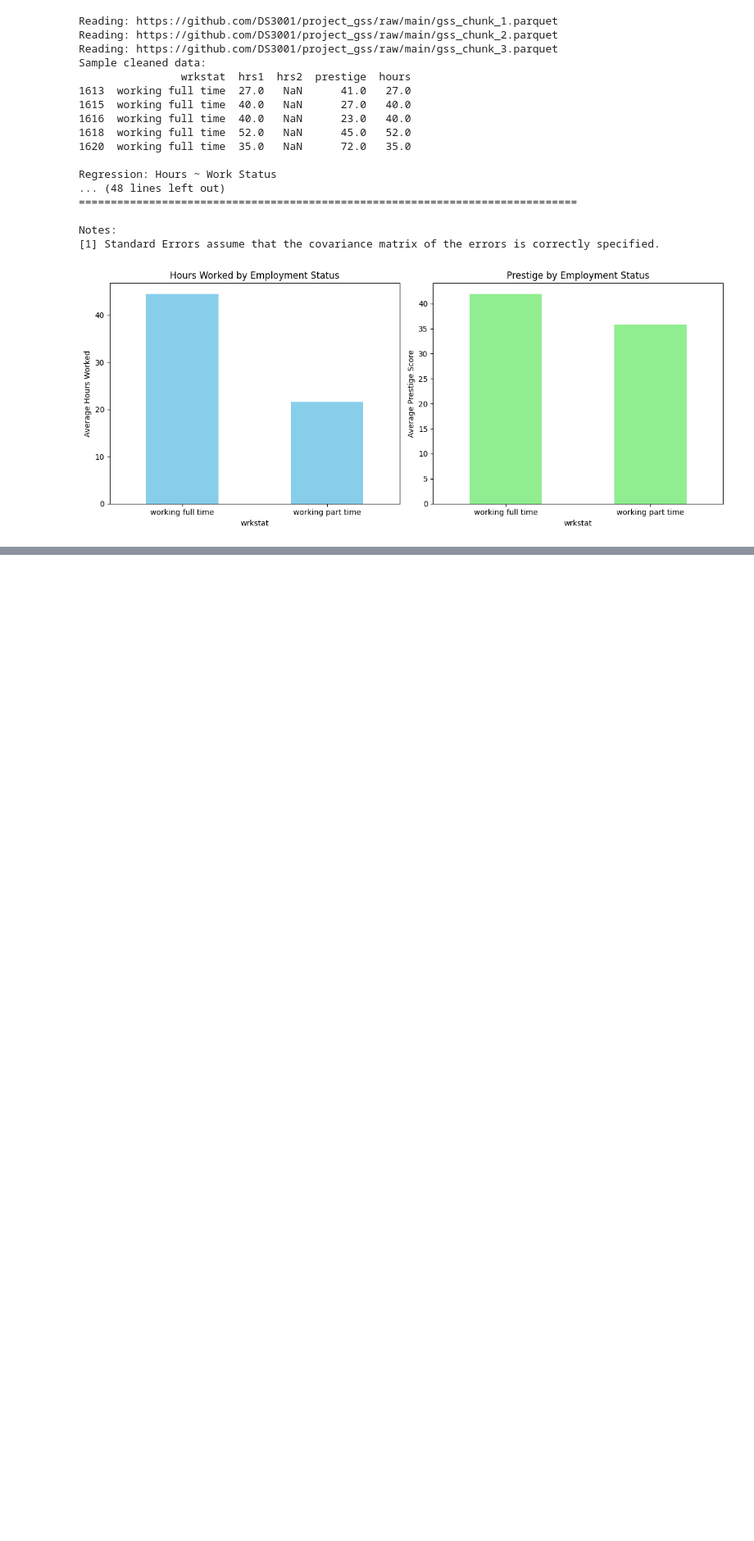
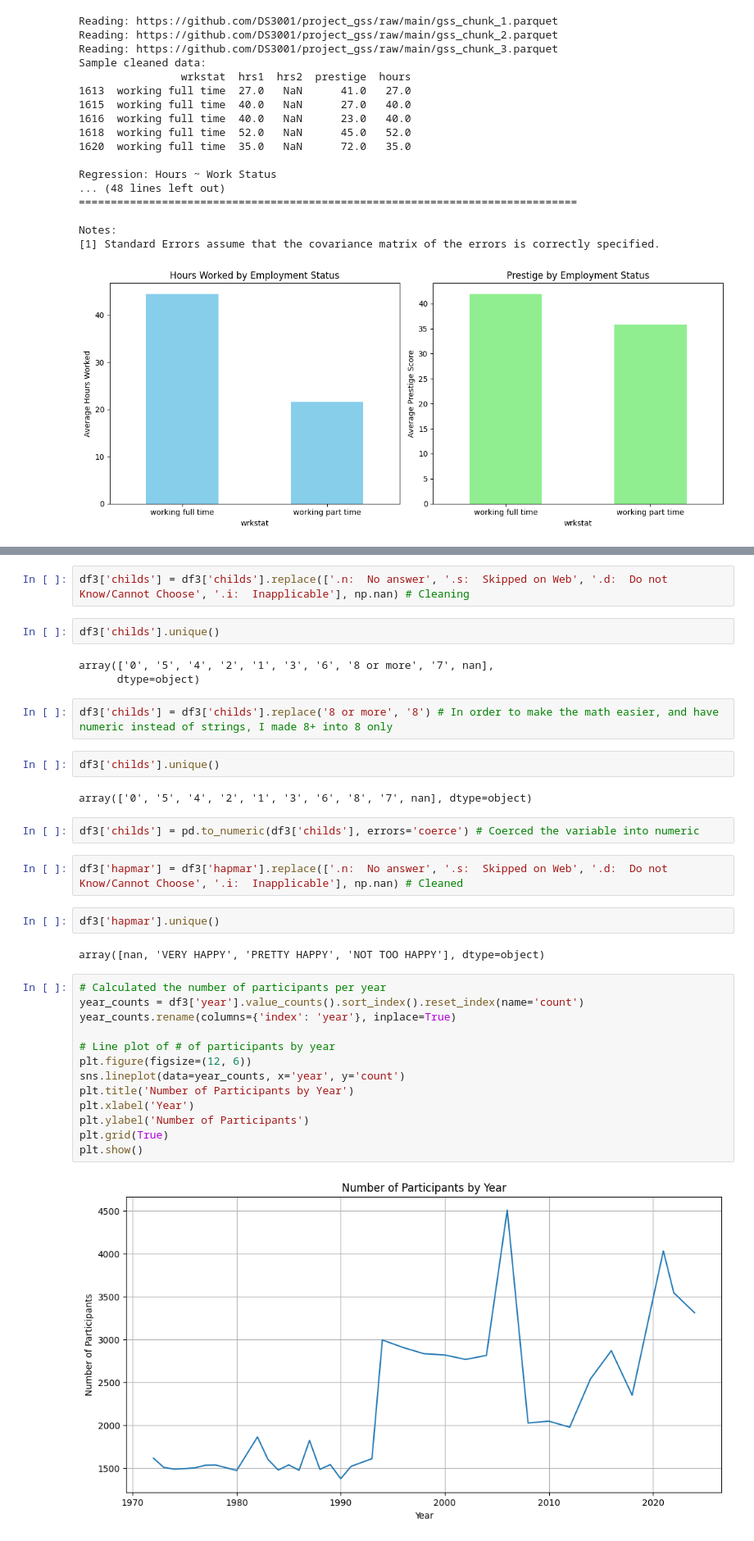
Before and after one commit to hildj/lab_eda, a Jupyter notebook: lab_notebook.ipynb, the cells around one changed output, grey strips where cells are left out. Shown at 82% size. Drawn from its saved outputs; the diff is of its cells as text; blank space fills up the shorter version.

```diff
--- a/lab_notebook.ipynb
+++ b/lab_notebook.ipynb
@@ -223,0 +248,36 @@ Notes:
+# %%
+df3['childs'] = df3['childs'].replace(['.n:  No answer', '.s:  Skipped on Web', '.d:  Do not Know/Cannot Choose', '.i:  Inapplicable'], np.nan) # Cleaning
+# %%
+df3['childs'].unique()
+# %% [output]
+array(['0', '5', '4', '2', '1', '3', '6', '8 or more', '7', nan],
+      dtype=object)
+# %%
+df3['childs'] = df3['childs'].replace('8 or more', '8') # In order to make the math easier, and have numeric instead of strings, I made 8+ into 8 only
+# %%
+df3['childs'].unique()
+# %% [output]
+array(['0', '5', '4', '2', '1', '3', '6', '8', '7', nan], dtype=object)
+# %%
+df3['childs'] = pd.to_numeric(df3['childs'], errors='coerce') # Coerced the variable into numeric
+# %%
+df3['hapmar'] = df3['hapmar'].replace(['.n:  No answer', '.s:  Skipped on Web', '.d:  Do not Know/Cannot Choose', '.i:  Inapplicable'], np.nan) # Cleaned
+# %%
+df3['hapmar'].unique()
+# %% [output]
+array([nan, 'VERY HAPPY', 'PRETTY HAPPY', 'NOT TOO HAPPY'], dtype=object)
+# %%
+# Calculated the number of participants per year
+year_counts = df3['year'].value_counts().sort_index().reset_index(name='count')
+year_counts.rename(columns={'index': 'year'}, inplace=True)
+
+# Line plot of # of participants by year
+plt.figure(figsize=(12, 6))
+sns.lineplot(data=year_counts, x='year', y='count')
+plt.title('Number of Participants by Year')
+plt.xlabel('Year')
+plt.ylabel('Number of Participants')
+plt.grid(True)
+plt.show()
+# %% [output]
+[figure, added]
```
Also changed, not shown: parts of 8 cells of this notebook.
